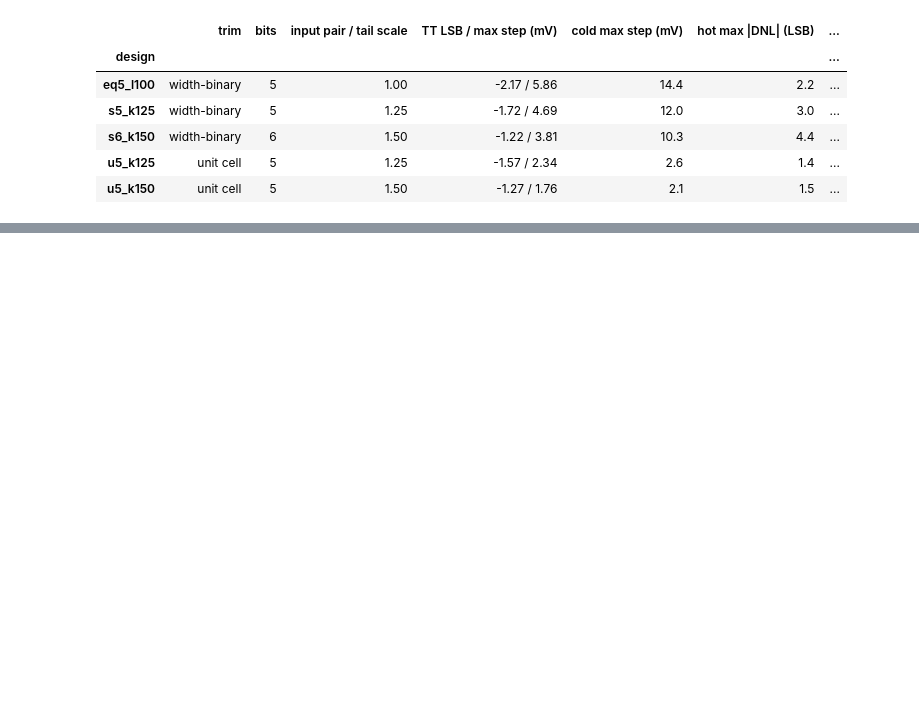
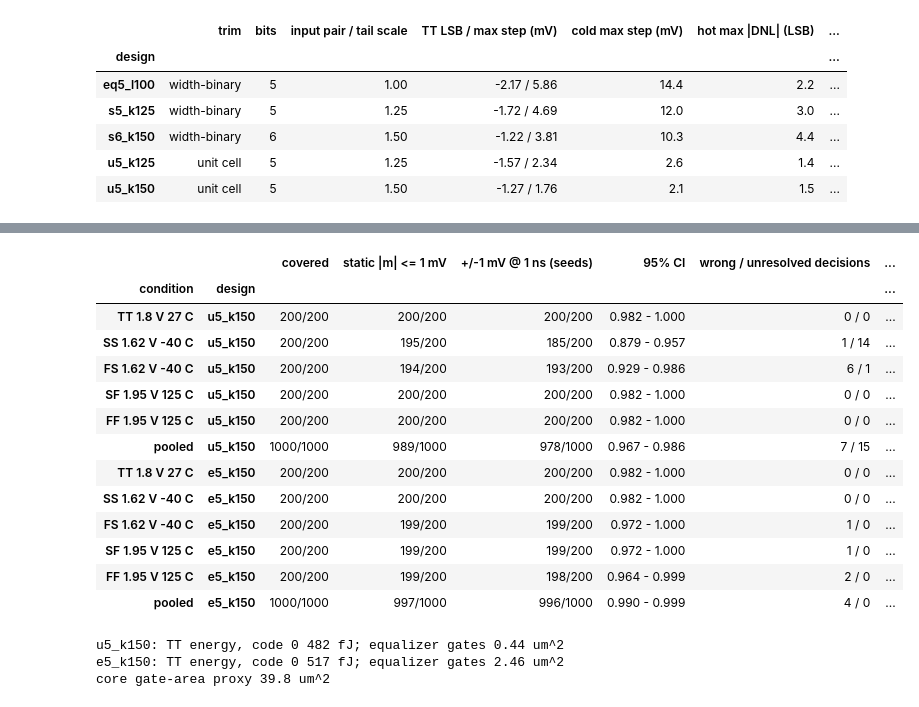
Before and after one commit to AVONZED/ISSCC27-submitted_notebooks-LinuxBasedOpenRF-, a Jupyter notebook: ISSCC27/submitted_notebooks/comparator_atlas/Comparator_Atlas.ipynb, the cells around one changed output, grey strips where cells are left out. Drawn from its saved outputs; the diff is of its cells as text; code cells hidden in the pictures; blank space fills up the shorter version.

```diff
--- a/ISSCC27/submitted_notebooks/comparator_atlas/Comparator_Atlas.ipynb
+++ b/ISSCC27/submitted_notebooks/comparator_atlas/Comparator_Atlas.ipynb
@@ -1884,0 +1790,28 @@ retain their licenses.
+# %%
+eq = ext.equalizer_mc_table(extension)
+display(eq)
+e = eq.attrs["energy_fj"]
+a = eq.attrs["equalizer_area_um2"]
+for d in ("u5_k150", "e5_k150"):
+    print(f"{d}: TT energy, code 0 {e[d]:.0f} fJ; "
+          f"equalizer gates {a[d]:.2f} um^2")
+print(f"core gate-area proxy {eq.attrs['core_area_um2']:.1f} um^2")
+display(ext.inverter_sweep_table(extension))
+# %% [output]
+|  |  | covered | static |m| <= 1 mV | +/-1 mV @ 1 ns (seeds) | 95% CI | wrong / unresolved decisions | ... |
+| condition | design |  |  |  |  |  | ... |
+| TT 1.8 V 27 C | u5_k150 | 200/200 | 200/200 | 200/200 | 0.982 - 1.000 | 0 / 0 | ... |
+| SS 1.62 V -40 C | u5_k150 | 200/200 | 195/200 | 185/200 | 0.879 - 0.957 | 1 / 14 | ... |
+| FS 1.62 V -40 C | u5_k150 | 200/200 | 194/200 | 193/200 | 0.929 - 0.986 | 6 / 1 | ... |
+| SF 1.95 V 125 C | u5_k150 | 200/200 | 200/200 | 200/200 | 0.982 - 1.000 | 0 / 0 | ... |
+| FF 1.95 V 125 C | u5_k150 | 200/200 | 200/200 | 200/200 | 0.982 - 1.000 | 0 / 0 | ... |
+| pooled | u5_k150 | 1000/1000 | 989/1000 | 978/1000 | 0.967 - 0.986 | 7 / 15 | ... |
+| TT 1.8 V 27 C | e5_k150 | 200/200 | 200/200 | 200/200 | 0.982 - 1.000 | 0 / 0 | ... |
+| SS 1.62 V -40 C | e5_k150 | 200/200 | 200/200 | 200/200 | 0.982 - 1.000 | 0 / 0 | ... |
+| FS 1.62 V -40 C | e5_k150 | 200/200 | 199/200 | 199/200 | 0.972 - 1.000 | 1 / 0 | ... |
+| SF 1.95 V 125 C | e5_k150 | 200/200 | 199/200 | 199/200 | 0.972 - 1.000 | 1 / 0 | ... |
+| FF 1.95 V 125 C | e5_k150 | 200/200 | 199/200 | 198/200 | 0.964 - 0.999 | 2 / 0 | ... |
+| pooled | e5_k150 | 1000/1000 | 997/1000 | 996/1000 | 0.990 - 0.999 | 4 / 0 | ... |
+u5_k150: TT energy, code 0 482 fJ; equalizer gates 0.44 um^2
+e5_k150: TT energy, code 0 517 fJ; equalizer gates 2.46 um^2
+core gate-area proxy 39.8 um^2
```
Also changed, not shown: parts of 8 cells of this notebook, 41 other files.
